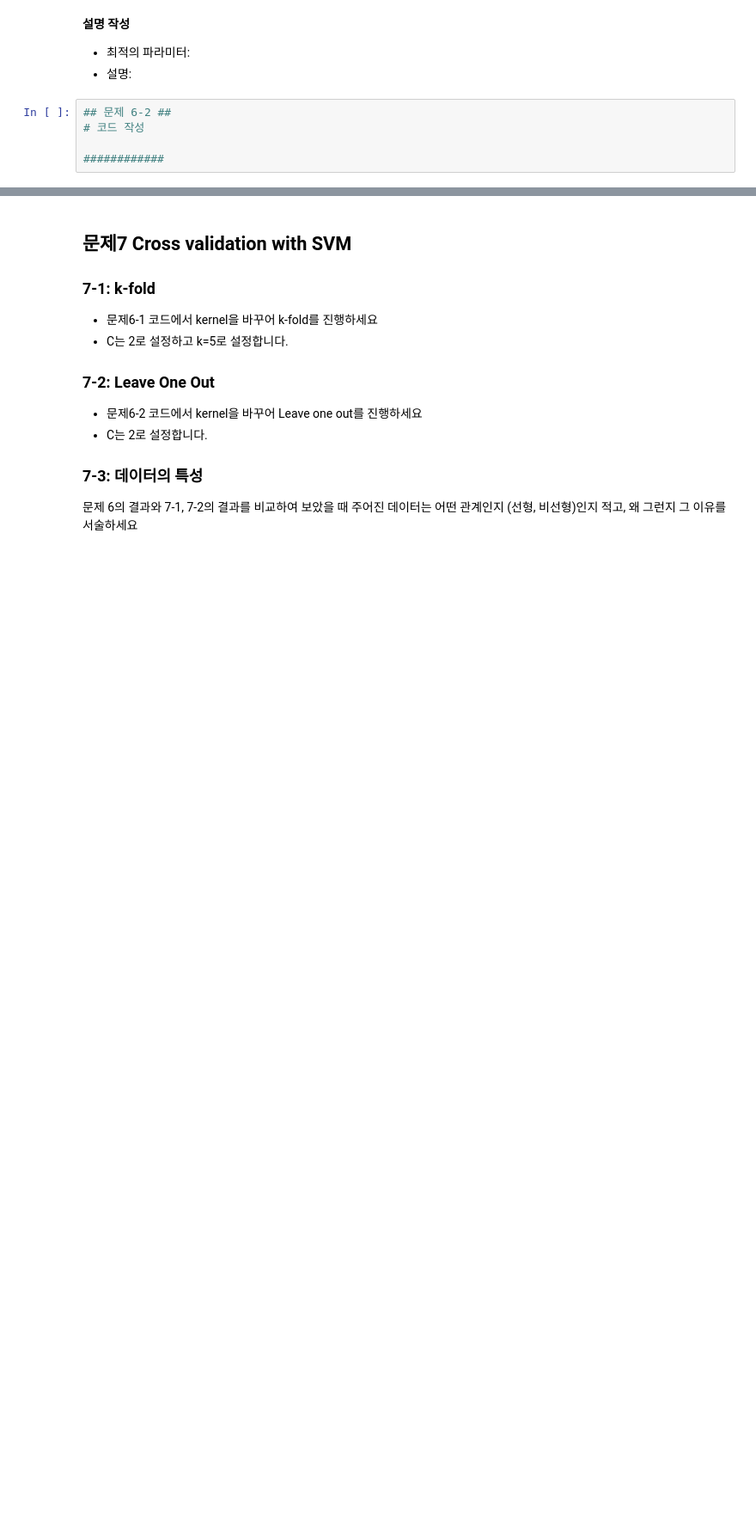
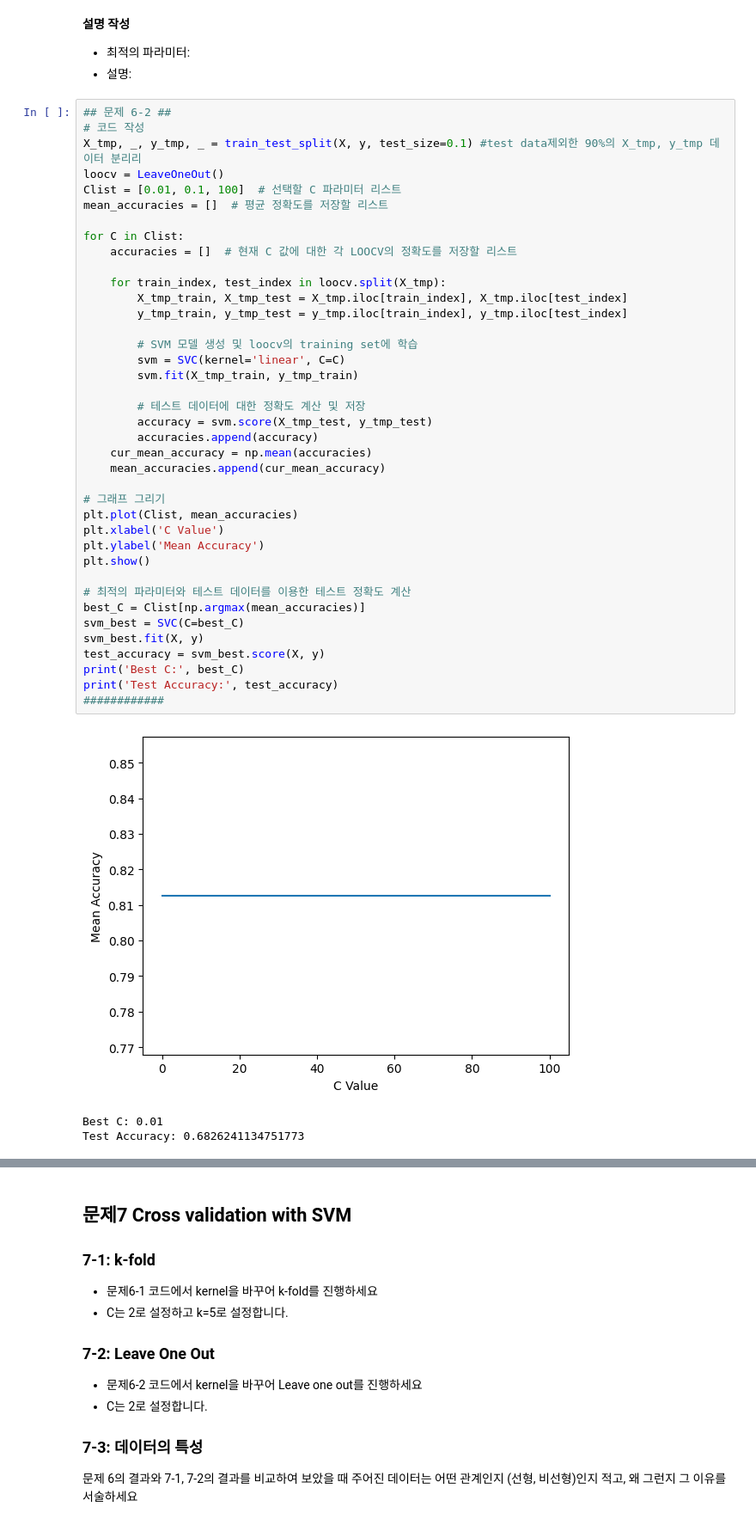
Before and after one commit to wannaBpark/2023S-Ajou-ML, a Jupyter notebook: HW2.ipynb, the cells around one changed output, grey strips where cells are left out. Shown at 86% size. Drawn from its saved outputs; the diff is of its cells as text; blank space fills up the shorter version.

```diff
--- a/HW2.ipynb
+++ b/HW2.ipynb
@@ -433,10 +431,48 @@ print(metrics.accuracy_score(y_test, y_test_pred) ," " ,best_C)
 **설명 작성**
 - 최적의 파라미터:
 - 설명:
-# %%
-## 문제 6-2 ##
-# 코드 작성
-
-############
+# %%
+## 문제 6-2 ##
+# 코드 작성
+X_tmp, _, y_tmp, _ = train_test_split(X, y, test_size=0.1) #test data제외한 90%의 X_tmp, y_tmp 데이터 분리리
+loocv = LeaveOneOut()
+Clist = [0.01, 0.1, 100]  # 선택할 C 파라미터 리스트
+mean_accuracies = []  # 평균 정확도를 저장할 리스트
+
+for C in Clist:
+    accuracies = []  # 현재 C 값에 대한 각 LOOCV의 정확도를 저장할 리스트
+
+    for train_index, test_index in loocv.split(X_tmp):
+        X_tmp_train, X_tmp_test = X_tmp.iloc[train_index], X_tmp.iloc[test_index]
+        y_tmp_train, y_tmp_test = y_tmp.iloc[train_index], y_tmp.iloc[test_index]
+
+        # SVM 모델 생성 및 loocv의 training set에 학습
+        svm = SVC(kernel='linear', C=C)
+        svm.fit(X_tmp_train, y_tmp_train)
+
+        # 테스트 데이터에 대한 정확도 계산 및 저장
+        accuracy = svm.score(X_tmp_test, y_tmp_test)
+        accuracies.append(accuracy)
+    cur_mean_accuracy = np.mean(accuracies)
+    mean_accuracies.append(cur_mean_accuracy)
+
+# 그래프 그리기
+plt.plot(Clist, mean_accuracies)
+plt.xlabel('C Value')
+plt.ylabel('Mean Accuracy')
+plt.show()
+
+# 최적의 파라미터와 테스트 데이터를 이용한 테스트 정확도 계산
+best_C = Clist[np.argmax(mean_accuracies)]
+svm_best = SVC(C=best_C)
+svm_best.fit(X, y)
+test_accuracy = svm_best.score(X, y)
+print('Best C:', best_C)
+print('Test Accuracy:', test_accuracy)
+############
+# %% [output]
+[figure, added]
+Best C: 0.01
+Test Accuracy: 0.6826241134751773
 # %% [markdown]
 **설명 작성**
```
Also changed, not shown: parts of 14 cells of this notebook.
